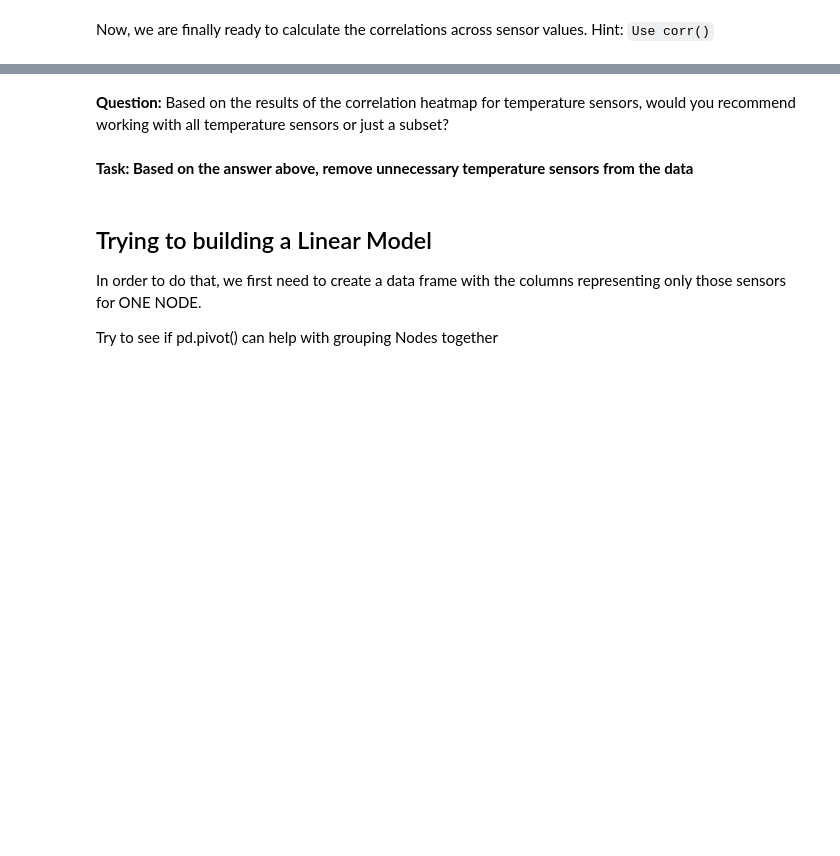
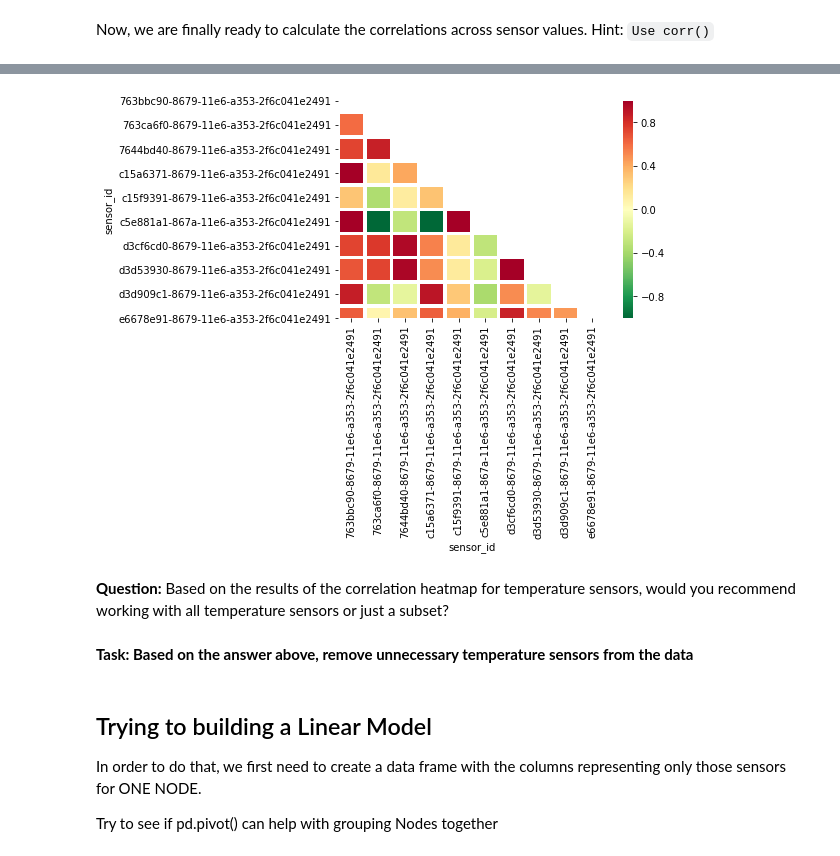
Before and after one commit to Opondoh/Digital_Thread_Summative, a Jupyter notebook: D4I_Summative_Vivian.ipynb, the cells around one changed output, grey strips where cells are left out. Cells and saved outputs as stored; diff of their text form; code cells hidden in the pictures; blank space fills up the shorter version.

Commit message:
Create hitmap of temp correlation

```diff
--- a/D4I_Summative_Vivian.ipynb
+++ b/D4I_Summative_Vivian.ipynb
@@ -418,0 +417,4 @@ Now, we are finally ready to calculate the correlations across sensor values. Hi
+# %%
+#calculate correlations across sensor values
+temp_data_corr = daily_temp_data.corr()
+temp_data_corr.head()
@@ -419,17 +429,19 @@ Now, we are finally ready to calculate the correlations across sensor values. Hi
 # %%
 # # Create a mask to display only the lower triangle of the matrix (since it's mirrored around its
 # # top-left to bottom-right diagonal).
-# mask = np.zeros_like(corr_df)
-# mask[np.triu_indices_from(mask)] = True
+mask = np.zeros_like(temp_data_corr)
+mask[np.triu_indices_from(mask)] = True
 # %%
 # # Create the heatmap using seaborn library.
 # # List if colormaps (parameter 'cmap') is available here: http://matplotlib.org/examples/color/colormaps_reference.html
-# sns.heatmap(corr_df, cmap='RdYlGn_r', vmax=1.0, vmin=-1.0 , mask = mask, linewidths=2.5)
+sns.heatmap(temp_data_corr, cmap='RdYlGn_r', vmax=1.0, vmin=-1.0 , mask = mask, linewidths=2.5)
 
 # # Show the plot we reorient the labels for each column and row to make them easier to read.
-# plt.yticks(rotation=0)
-# plt.xticks(rotation=90)
-# plt.show()
+plt.yticks(rotation=0)
+plt.xticks(rotation=90)
+plt.show()
+# %% [output]
+[figure, added]
 # %%
 # full2 = full.reset_index().drop_duplicates(subset = ['timestamp', 'sensor_id'], keep='first')
 # %%
```
Also changed, not shown: parts of 2 cells of this notebook.
